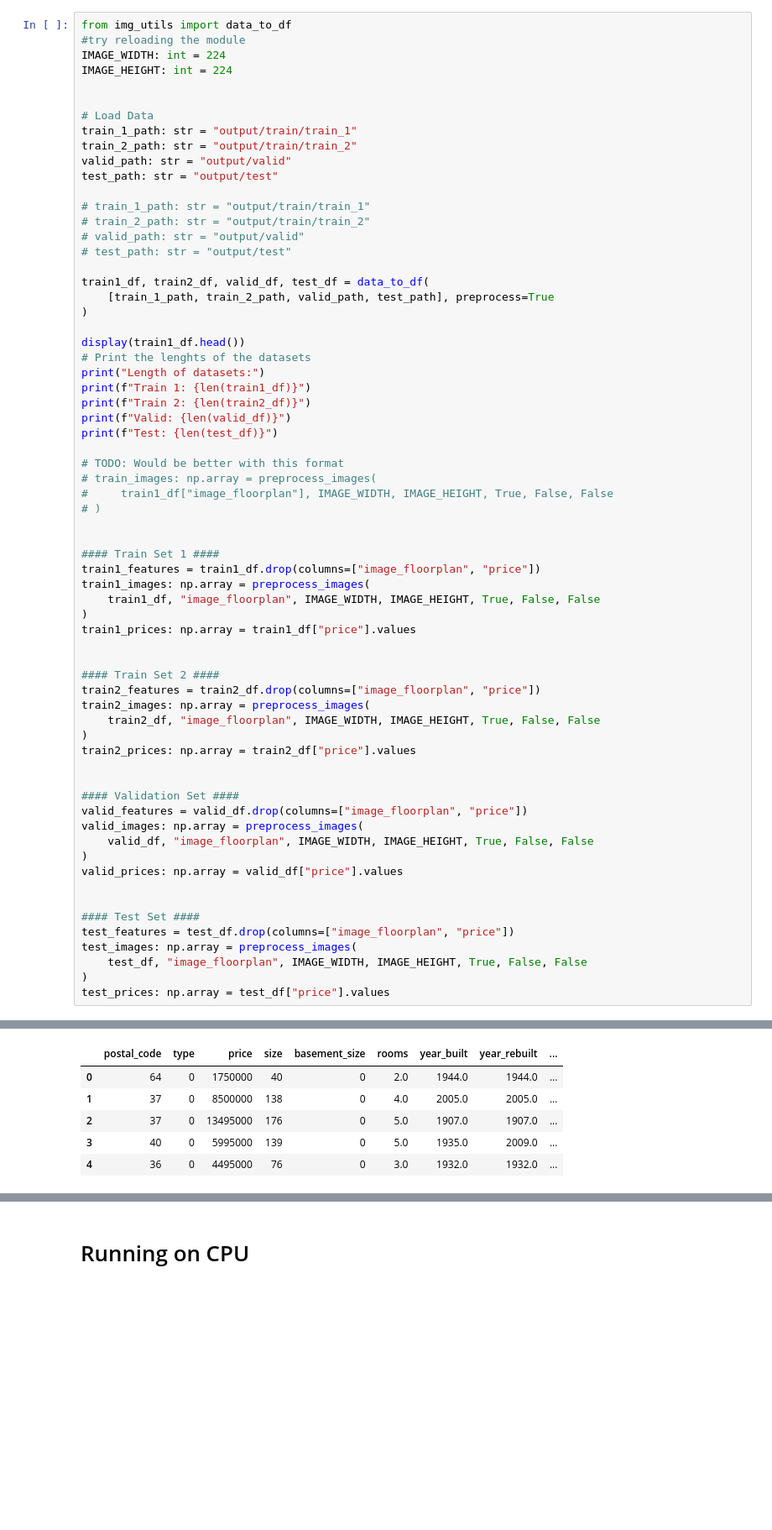
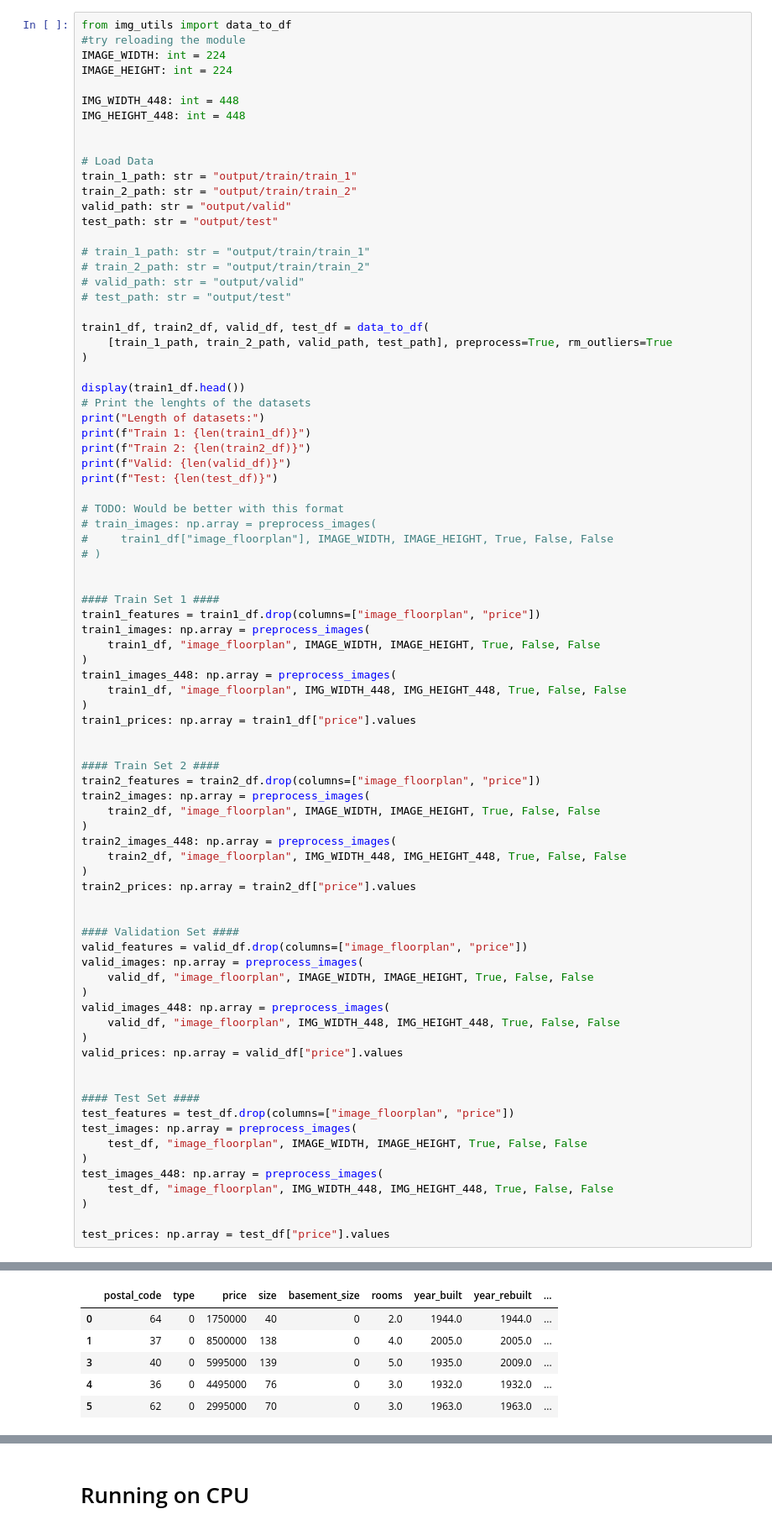
Before and after one commit to besplago/thesis-house-price-estimation, a Jupyter notebook: train_eval_models_CPU.ipynb, the cells around one changed output, grey strips where cells are left out. Shown at 84% size. Drawn from its saved outputs; the diff is of its cells as text; blank space fills up the shorter version.

Commit message:
train_eval_models_CPU updated to the almost final version

```diff
--- a/train_eval_models_CPU.ipynb
+++ b/train_eval_models_CPU.ipynb
@@ -34,6 +23,9 @@ from img_utils import data_to_df
 #try reloading the module
 IMAGE_WIDTH: int = 224
 IMAGE_HEIGHT: int = 224
+
+IMG_WIDTH_448: int = 448
+IMG_HEIGHT_448: int = 448
 
 
 # Load Data
@@ -48,7 +40,7 @@ test_path: str = "output/test"
 # test_path: str = "output/test"
 
 train1_df, train2_df, valid_df, test_df = data_to_df(
-    [train_1_path, train_2_path, valid_path, test_path], preprocess=True
+    [train_1_path, train_2_path, valid_path, test_path], preprocess=True, rm_outliers=True
 )
 
 display(train1_df.head())
@@ -70,6 +62,9 @@ train1_features = train1_df.drop(columns=["image_floorplan", "price"])
 train1_images: np.array = preprocess_images(
     train1_df, "image_floorplan", IMAGE_WIDTH, IMAGE_HEIGHT, True, False, False
 )
+train1_images_448: np.array = preprocess_images(
+    train1_df, "image_floorplan", IMG_WIDTH_448, IMG_HEIGHT_448, True, False, False
+)
 train1_prices: np.array = train1_df["price"].values
 
 
@@ -77,6 +72,9 @@ train1_prices: np.array = train1_df["price"].values
 train2_features = train2_df.drop(columns=["image_floorplan", "price"])
 train2_images: np.array = preprocess_images(
     train2_df, "image_floorplan", IMAGE_WIDTH, IMAGE_HEIGHT, True, False, False
+)
+train2_images_448: np.array = preprocess_images(
+    train2_df, "image_floorplan", IMG_WIDTH_448, IMG_HEIGHT_448, True, False, False
 )
 train2_prices: np.array = train2_df["price"].values
 
@@ -86,6 +84,9 @@ valid_features = valid_df.drop(columns=["image_floorplan", "price"])
 valid_images: np.array = preprocess_images(
     valid_df, "image_floorplan", IMAGE_WIDTH, IMAGE_HEIGHT, True, False, False
 )
+valid_images_448: np.array = preprocess_images(
+    valid_df, "image_floorplan", IMG_WIDTH_448, IMG_HEIGHT_448, True, False, False
+)
 valid_prices: np.array = valid_df["price"].values
 
 
@@ -94,5 +95,9 @@ test_features = test_df.drop(columns=["image_floorplan", "price"])
 test_images: np.array = preprocess_images(
     test_df, "image_floorplan", IMAGE_WIDTH, IMAGE_HEIGHT, True, False, False
 )
+test_images_448: np.array = preprocess_images(
+    test_df, "image_floorplan", IMG_WIDTH_448, IMG_HEIGHT_448, True, False, False
+)
+
 test_prices: np.array = test_df["price"].values
 # %% [output]
@@ -99,6 +107,6 @@ test_prices: np.array = test_df["price"].values
 |  | postal_code | type | price | size | basement_size | rooms | year_built | year_rebuilt | ... |
 | 0 | 64 | 0 | 1750000 | 40 | 0 | 2.0 | 1944.0 | 1944.0 | ... |
 | 1 | 37 | 0 | 8500000 | 138 | 0 | 4.0 | 2005.0 | 2005.0 | ... |
-| 2 | 37 | 0 | 13495000 | 176 | 0 | 5.0 | 1907.0 | 1907.0 | ... |
 | 3 | 40 | 0 | 5995000 | 139 | 0 | 5.0 | 1935.0 | 2009.0 | ... |
 | 4 | 36 | 0 | 4495000 | 76 | 0 | 3.0 | 1932.0 | 1932.0 | ... |
+| 5 | 62 | 0 | 2995000 | 70 | 0 | 3.0 | 1963.0 | 1963.0 | ... |
```
Also changed, not shown: parts of 37 cells of this notebook.
